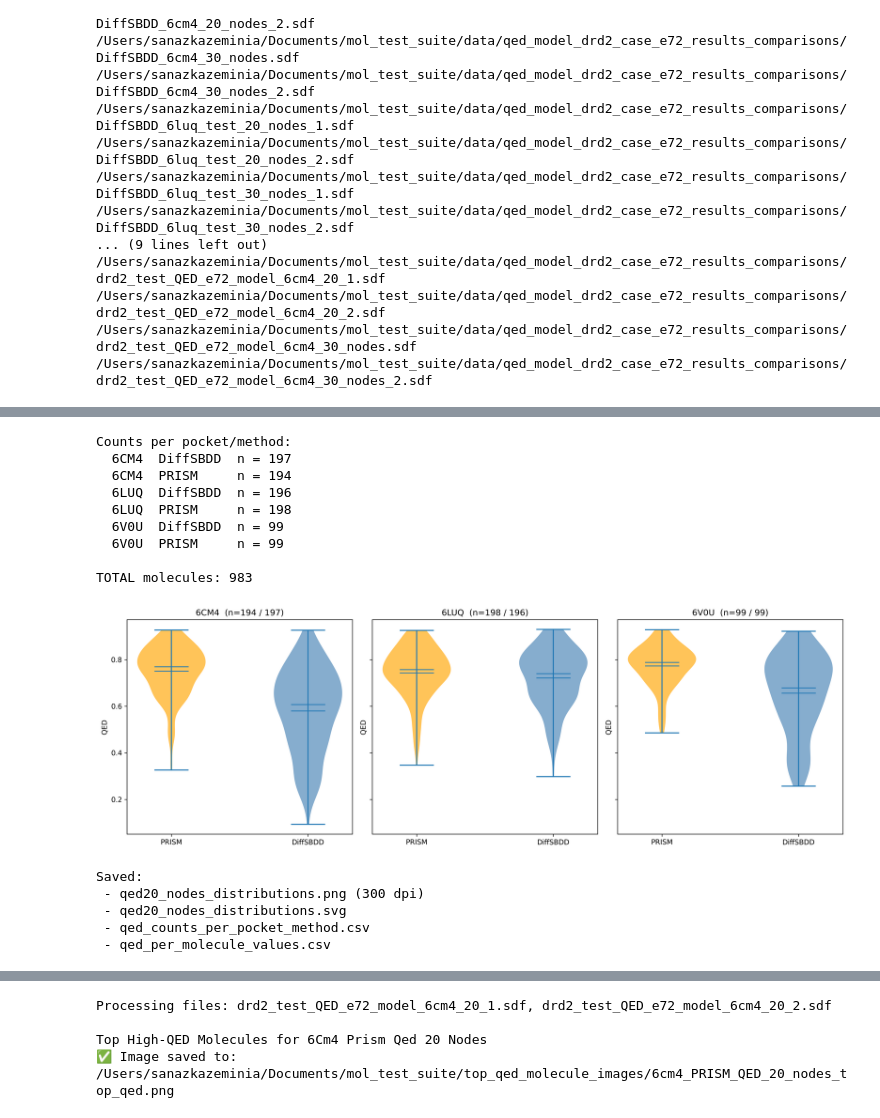
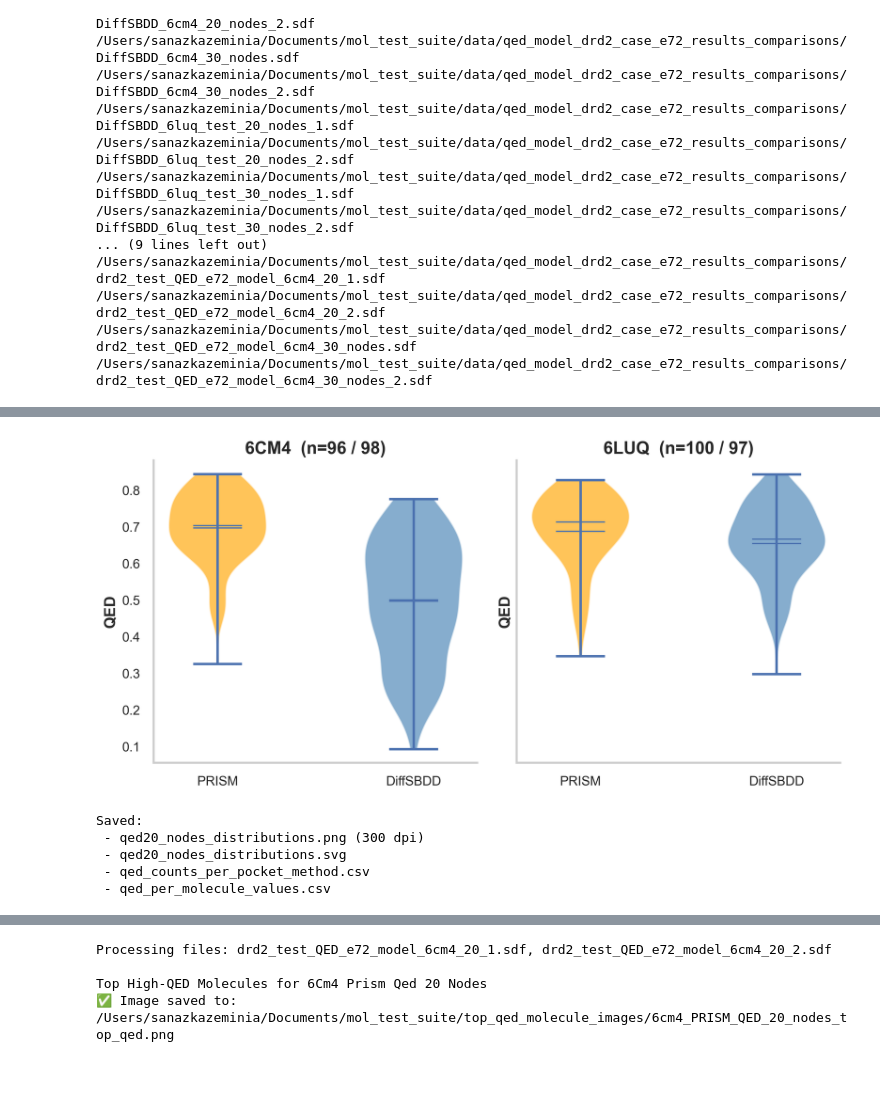
Before and after one commit to SanazKaz/mol_test_suite, a Jupyter notebook: notebooks/qed_metrics.ipynb, the cells around one changed output, grey strips where cells are left out. Saved outputs shown, nothing was run; the diff lists cells and outputs as text; code cells hidden in the pictures; blank space fills up the shorter version.

Commit message:
updated data file structures, note books and scripts seperate as well as plotting. figures saved correctly.

```diff
--- a/notebooks/qed_metrics.ipynb
+++ b/notebooks/qed_metrics.ipynb
@@ -111,48 +111,18 @@ COLOR_DIFF  = "steelblue"
 # --- datasets (test proteins only, no 7E2Z) ---
 datasets = {
     # 6CM4
-    '6cm4_PRISM_QED_20_nodes': [
-        '/Users/sanazkazeminia/Documents/mol_test_suite/data/qed_model_drd2_case_e72_results_comparisons/drd2_test_QED_e72_model_6cm4_20_1.sdf',
-        '/Users/sanazkazeminia/Documents/mol_test_suite/data/qed_model_drd2_case_e72_results_comparisons/drd2_test_QED_e72_model_6cm4_20_2.sdf'
-    ],
     '6cm4_PRISM_QED_30_nodes': [
-        '/Users/sanazkazeminia/Documents/mol_test_suite/data/qed_model_drd2_case_e72_results_comparisons/drd2_test_QED_e72_model_6cm4_30_nodes.sdf',
-        '/Users/sanazkazeminia/Documents/mol_test_suite/data/qed_model_drd2_case_e72_results_comparisons/drd2_test_QED_e72_model_6cm4_30_nodes_2.sdf'
-    ],
-    '6cm4_DiffSBDD_20_nodes': [
-        '/Users/sanazkazeminia/Documents/mol_test_suite/data/qed_model_drd2_case_e72_results_comparisons/DiffSBDD_6cm4_20_nodes_1.sdf',
-        '/Users/sanazkazeminia/Documents/mol_test_suite/data/qed_model_drd2_case_e72_results_comparisons/DiffSBDD_6cm4_20_nodes_2.sdf'
+        "/Users/sanazkazeminia/Documents/mol_test_suite/data/qed_sigmoid/PRISM_test_pockets/PRISM_6cm4_30_nodes.sdf"
     ],
     '6cm4_DiffSBDD_30_nodes': [
-        '/Users/sanazkazeminia/Documents/mol_test_suite/data/qed_model_drd2_case_e72_results_comparisons/DiffSBDD_6cm4_30_nodes.sdf',
-        '/Users/sanazkazeminia/Documents/mol_test_suite/data/qed_model_drd2_case_e72_results_comparisons/DiffSBDD_6cm4_30_nodes_2.sdf'
+        "/Users/sanazkazeminia/Documents/mol_test_suite/data/qed_sigmoid/DiffSBDD_test_pockets/DiffSBDD_6cm4_30_nodes.sdf"
     ],
-
-    # 6V0U
-    '6v0u_PRISM_QED_20_nodes': [
-        '/Users/sanazkazeminia/Documents/mol_test_suite/data/qed_model_drd2_case_e72_results_comparisons/QED_e72_drd2_trained_6v0u_BRDtest_20_nodes.sdf'
-    ],
-    '6v0u_DiffSBDD_20_nodes': [
-        '/Users/sanazkazeminia/Documents/mol_test_suite/data/qed_model_drd2_case_e72_results_comparisons/DiffSBDD_6v0u_BRDtest_20_nodes.sdf',
-        '/Users/sanazkazeminia/Documents/mol_test_suite/data/qed_model_drd2_case_e72_results_comparisons/DiffSBDD_6v0u_BRDtest_20_nodes_2.sdf'
-    ],
-
     # 6LUQ
-    '6luq_PRISM_QED_20_nodes': [
-        '/Users/sanazkazeminia/Documents/mol_test_suite/data/qed_model_drd2_case_e72_results_comparisons/QED_e72_drd2_trained_6luq_test_20_nodes.sdf',
-        '/Users/sanazkazeminia/Documents/mol_test_suite/data/qed_model_drd2_case_e72_results_comparisons/QED_e72_drd2_trained_6luq_test_20_nodes_2.sdf'
-    ],
     '6luq_PRISM_QED_30_nodes': [
-        '/Users/sanazkazeminia/Documents/mol_test_suite/data/qed_model_drd2_case_e72_results_comparisons/QED_e72_drd2_trained_6luq_test_30_nodes_1.sdf',
-        '/Users/sanazkazeminia/Documents/mol_test_suite/data/qed_model_drd2_case_e72_results_comparisons/QED_e72_drd2_trained_6luq_test_30_nodes_2.sdf'
-    ],
-    '6luq_DiffSBDD_20_nodes': [
-        '/Users/sanazkazeminia/Documents/mol_test_suite/data/qed_model_drd2_case_e72_results_comparisons/DiffSBDD_6luq_test_20_nodes_1.sdf',
-        '/Users/sanazkazeminia/Documents/mol_test_suite/data/qed_model_drd2_case_e72_results_comparisons/DiffSBDD_6luq_test_20_nodes_2.sdf'
+        "/Users/sanazkazeminia/Documents/mol_test_suite/data/qed_sigmoid/PRISM_test_pockets/PRISM_6luq_30_nodes.sdf"
     ],
     '6luq_DiffSBDD_30_nodes': [
-        '/Users/sanazkazeminia/Documents/mol_test_suite/data/qed_model_drd2_case_e72_results_comparisons/DiffSBDD_6luq_test_30_nodes_1.sdf',
-        '/Users/sanazkazeminia/Documents/mol_test_suite/data/qed_model_drd2_case_e72_results_comparisons/DiffSBDD_6luq_test_30_nodes_2.sdf'
+        "/Users/sanazkazeminia/Documents/mol_test_suite/data/qed_sigmoid/DiffSBDD_test_pockets/DiffSBDD_6luq_test_30_nodes.sdf"
     ]
 }
 
@@ -195,9 +165,9 @@ counts.to_csv("qed_counts_per_pocket_method.csv", index=False)
 df.to_csv("qed_per_molecule_values.csv", index=False)
 
 # --- violin plot per pocket (PRISM first, colored) ---
-pockets = ["6cm4","6luq","6v0u"]   # order as you like in the figure
+pockets = ["6cm4","6luq"]   # order as you like in the figure
 
-fig, axes = plt.subplots(1, 3, figsize=(15,5), sharey=True, dpi=300)
+fig, axes = plt.subplots(1, 2, figsize=(10,5), sharey=True, dpi=300)
 
 for ax, pocket in zip(axes, pockets):
     prism_vals = df[(df["pocket"]==pocket) & (df["method"]=="PRISM")]["QED"].values
@@ -221,10 +191,12 @@ for ax, pocket in zip(axes, pockets):
     n_diff  = len(diff_vals)
     ax.set_title(f"{pocket.upper()}  (n={n_prism} / {n_diff})")
     ax.set_ylabel("QED")
+    # do not show grid
+    ax.grid(False)
 
 plt.tight_layout()
-plt.savefig("qed20_nodes_distributions.png", dpi=300, bbox_inches="tight")
-plt.savefig("qed20_nodes_distributions.svg", bbox_inches="tight")
+# plt.savefig("qed20_nodes_distributions.png", dpi=300, bbox_inches="tight")
+# plt.savefig("qed20_nodes_distributions.svg", bbox_inches="tight")
 plt.show()
 
 print("\nSaved:")
@@ -253,15 +215,6 @@ print(" - qed_per_molecule_values.csv")
+[figure, new version]
-Counts per pocket/method:
-  6CM4  DiffSBDD  n = 197
-  6CM4  PRISM     n = 194
-  6LUQ  DiffSBDD  n = 196
-  6LUQ  PRISM     n = 198
-  6V0U  DiffSBDD  n = 99
-  6V0U  PRISM     n = 99
-
-TOTAL molecules: 983
+Saved:
+ - qed20_nodes_distributions.png (300 dpi)
+ - qed20_nodes_distributions.svg
+ - qed_counts_per_pocket_method.csv
+ - qed_per_molecule_values.csv
-[figure, old version]
-Saved:
- - qed20_nodes_distributions.png (300 dpi)
- - qed20_nodes_distributions.svg
- - qed_counts_per_pocket_method.csv
- - qed_per_molecule_values.csv
```
Also changed, not shown: parts of 10 cells of this notebook, 53 other files.
